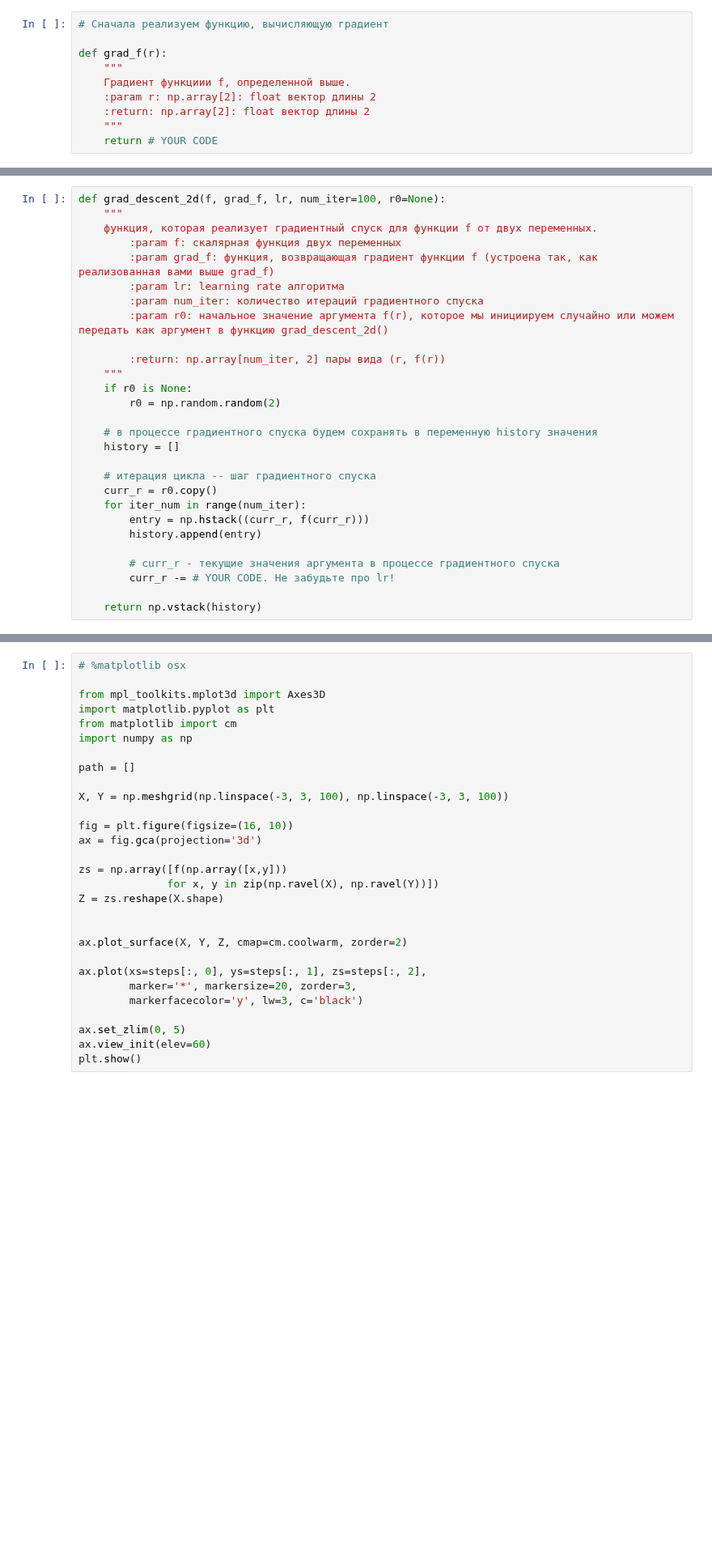
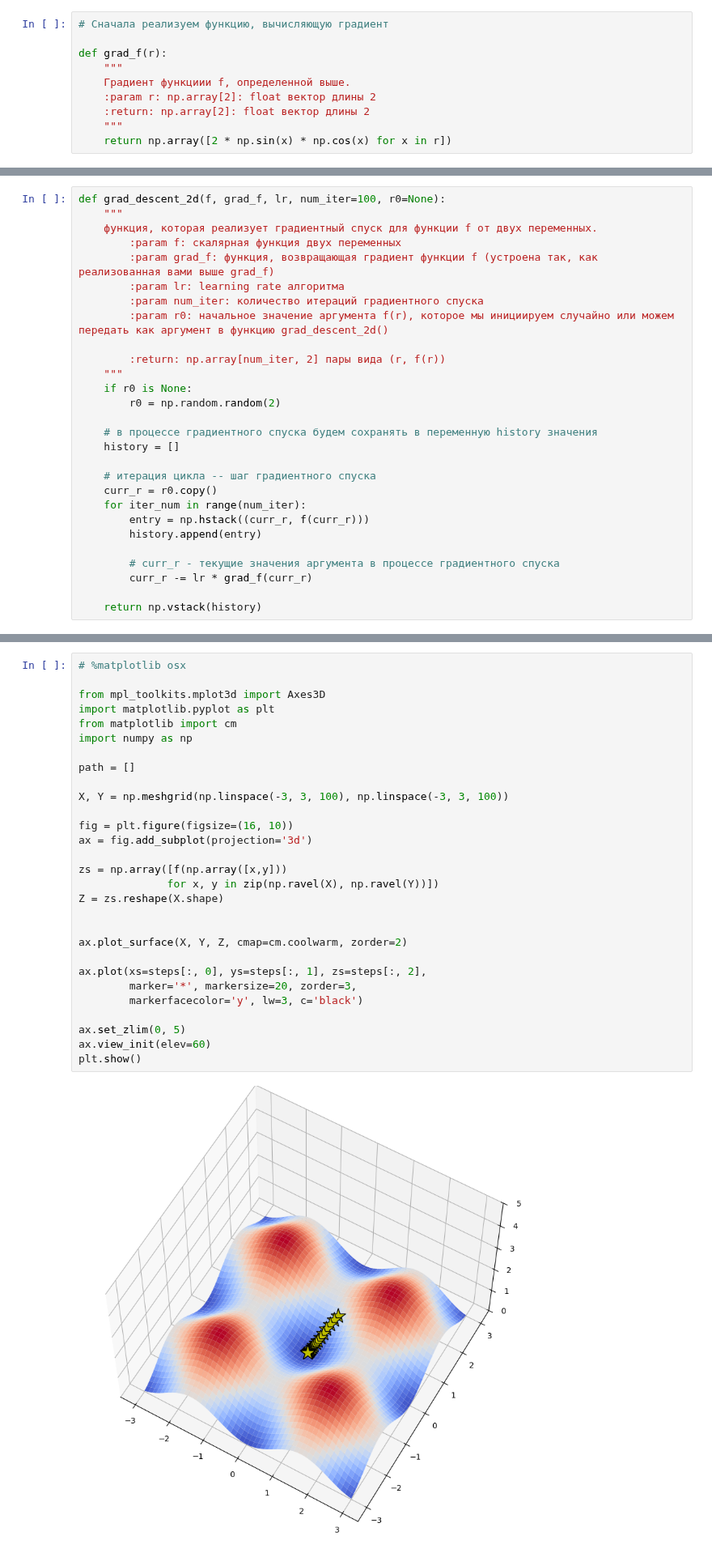
Before and after one commit to RumblyBigMu/Deep-Learning-School-part-1, a Jupyter notebook: week_02_linear_models/Homework/Линейные алгоритмы.ipynb, the cells around one changed output, grey strips where cells are left out. Shown at 81% size. Saved outputs shown, nothing was run; the diff lists cells and outputs as text; blank space fills up the shorter version.

```diff
--- a/week_02_linear_models/Homework/Линейные алгоритмы.ipynb
+++ b/week_02_linear_models/Homework/Линейные алгоритмы.ipynb
@@ -77,7 +77,7 @@ def grad_f(r):
     :param r: np.array[2]: float вектор длины 2
     :return: np.array[2]: float вектор длины 2
     """
-    return # YOUR CODE
+    return np.array([2 * np.sin(x) * np.cos(x) for x in r])
 # %%
 # Проверим, что градиент принимает вектор из двух чисел и выдает на этой точке верное значение
 assert np.allclose(grad_f(np.array([1, 2])),
@@ -107,7 +107,7 @@ def grad_descent_2d(f, grad_f, lr, num_iter=100, r0=None):
         history.append(entry)
 
         # curr_r - текущие значения аргумента в процессе градиентного спуска
-        curr_r -= # YOUR CODE. Не забудьте про lr!
+        curr_r -= lr * grad_f(curr_r)
 
     return np.vstack(history)
 # %% [markdown]
@@ -169,32 +187,34 @@ fig.show();
 # %%
 # %matplotlib osx
 
 from mpl_toolkits.mplot3d import Axes3D
 import matplotlib.pyplot as plt
 from matplotlib import cm
 import numpy as np
 
 path = []
 
 X, Y = np.meshgrid(np.linspace(-3, 3, 100), np.linspace(-3, 3, 100))
 
 fig = plt.figure(figsize=(16, 10))
-ax = fig.gca(projection='3d')
+ax = fig.add_subplot(projection='3d')
 
 zs = np.array([f(np.array([x,y]))
               for x, y in zip(np.ravel(X), np.ravel(Y))])
 Z = zs.reshape(X.shape)
 
 
 ax.plot_surface(X, Y, Z, cmap=cm.coolwarm, zorder=2)
 
 ax.plot(xs=steps[:, 0], ys=steps[:, 1], zs=steps[:, 2],
         marker='*', markersize=20, zorder=3,
         markerfacecolor='y', lw=3, c='black')
 
 ax.set_zlim(0, 5)
 ax.view_init(elev=60)
 plt.show()
+# %% [output]
+[figure, added]
 # %% [markdown]
 Посмотрим на график значений функции от шага
 # %%
```
Also changed, not shown: parts of 10 cells of this notebook.
